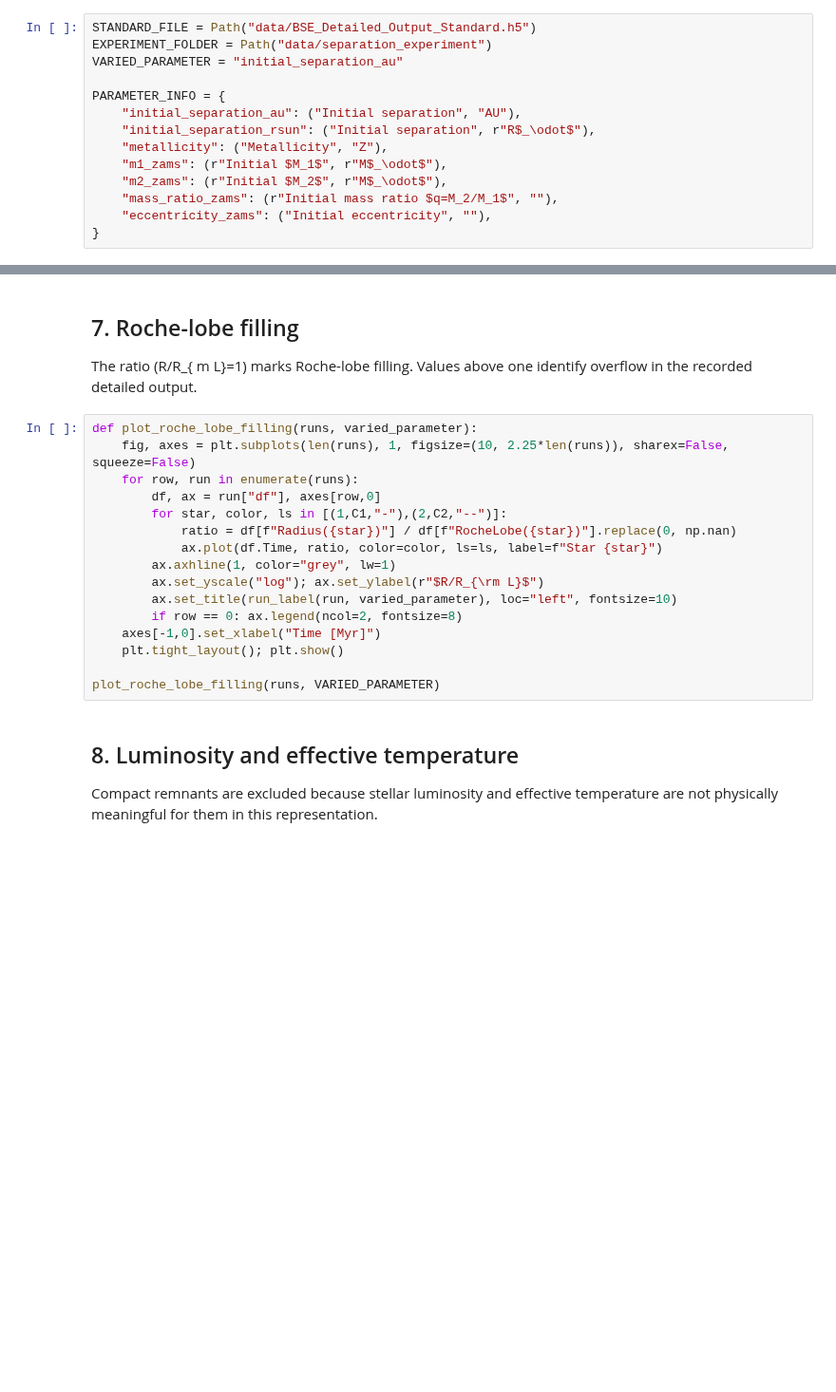
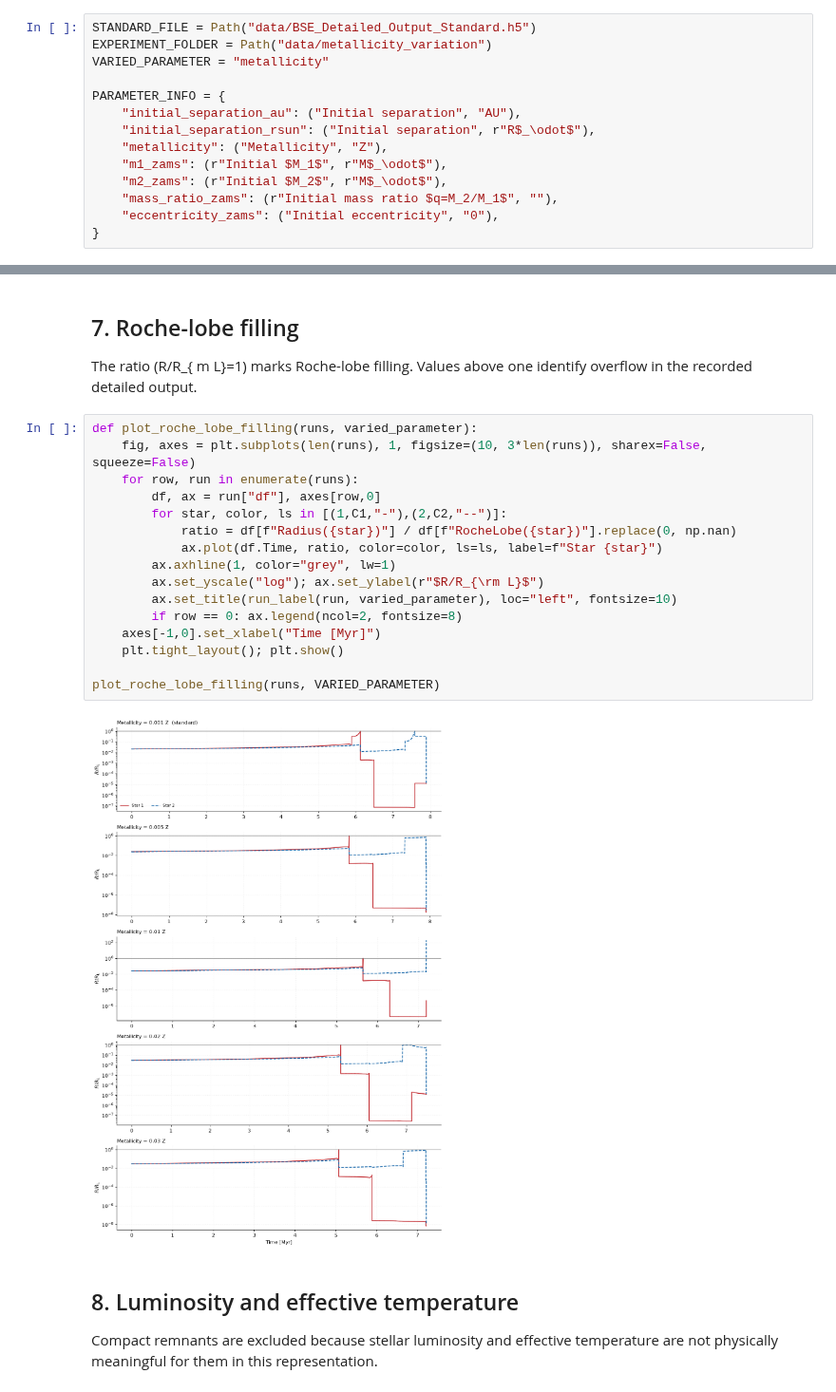
Before and after one commit to maryamahsan-codes/GROWL_GW-Palaeontology, a Jupyter notebook: further_analysis/COMPAS_one_parameter_comparison.ipynb, the cells around one changed output, grey strips where cells are left out. Shown at 95% size. Cells and saved outputs as stored; diff of their text form; blank space fills up the shorter version.

Commit message:
Cleaned up some plotting commands.

```diff
--- a/further_analysis/COMPAS_one_parameter_comparison.ipynb
+++ b/further_analysis/COMPAS_one_parameter_comparison.ipynb
@@ -60,8 +97,8 @@ C1, C2, CSYS = "#C1272D", "#0B5FA5", "#222222"
 For a new experiment, change only these paths and `VARIED_PARAMETER`. Supported names are listed in `PARAMETER_INFO` below.
 # %%
 STANDARD_FILE = Path("data/BSE_Detailed_Output_Standard.h5")
-EXPERIMENT_FOLDER = Path("data/separation_experiment")
-VARIED_PARAMETER = "initial_separation_au"
+EXPERIMENT_FOLDER = Path("data/metallicity_variation")
+VARIED_PARAMETER = "metallicity"
 
 PARAMETER_INFO = {
     "initial_separation_au": ("Initial separation", "AU"),
@@ -70,7 +107,7 @@ PARAMETER_INFO = {
     "m1_zams": (r"Initial $M_1$", r"M$_\odot$"),
     "m2_zams": (r"Initial $M_2$", r"M$_\odot$"),
     "mass_ratio_zams": (r"Initial mass ratio $q=M_2/M_1$", ""),
-    "eccentricity_zams": ("Initial eccentricity", ""),
+    "eccentricity_zams": ("Initial eccentricity", "0"),
 }
 # %% [markdown]
 ## 2. Reusable loading and validation functions
@@ -374,20 +446,22 @@ The ratio (R/R_{
 m L}=1) marks Roche-lobe filling. Values above one identify overflow in the recorded detailed output.
 # %%
 def plot_roche_lobe_filling(runs, varied_parameter):
-    fig, axes = plt.subplots(len(runs), 1, figsize=(10, 2.25*len(runs)), sharex=False, squeeze=False)
+    fig, axes = plt.subplots(len(runs), 1, figsize=(10, 3*len(runs)), sharex=False, squeeze=False)
     for row, run in enumerate(runs):
         df, ax = run["df"], axes[row,0]
         for star, color, ls in [(1,C1,"-"),(2,C2,"--")]:
             ratio = df[f"Radius({star})"] / df[f"RocheLobe({star})"].replace(0, np.nan)
             ax.plot(df.Time, ratio, color=color, ls=ls, label=f"Star {star}")
         ax.axhline(1, color="grey", lw=1)
         ax.set_yscale("log"); ax.set_ylabel(r"$R/R_{\rm L}$")
         ax.set_title(run_label(run, varied_parameter), loc="left", fontsize=10)
         if row == 0: ax.legend(ncol=2, fontsize=8)
     axes[-1,0].set_xlabel("Time [Myr]")
     plt.tight_layout(); plt.show()
 
 plot_roche_lobe_filling(runs, VARIED_PARAMETER)
+# %% [output]
+[figure, added]
 # %% [markdown]
 ## 8. Luminosity and effective temperature
 
```
Also changed, not shown: parts of 14 cells of this notebook.
